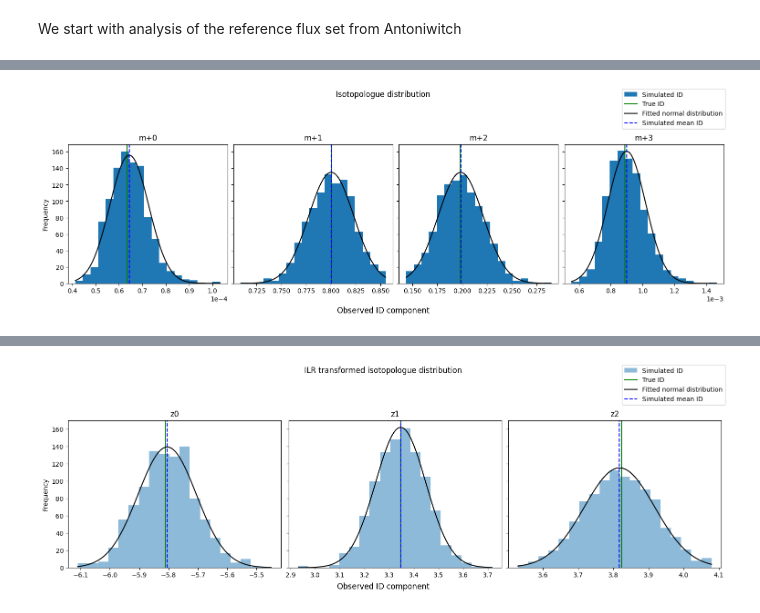
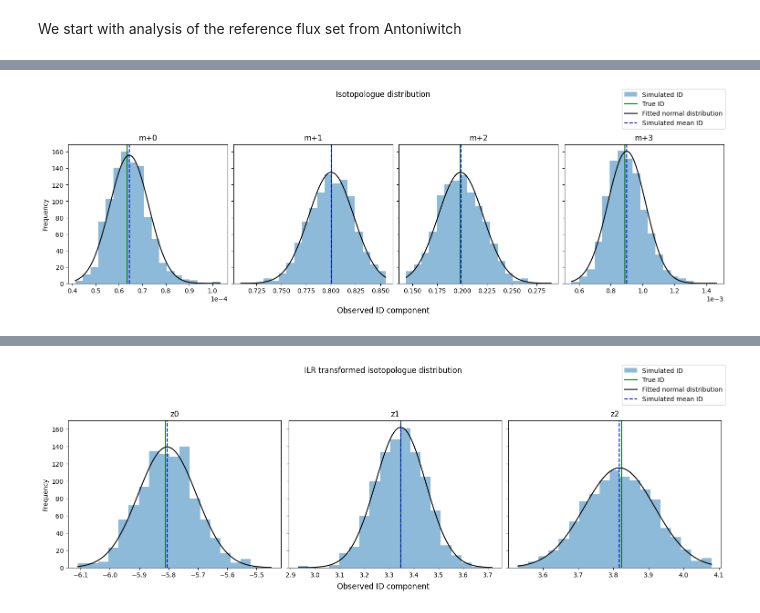
Before and after one commit to dtu-qmcm/cmfa, a Jupyter notebook: notebooks/toy_network.ipynb, the cells around one changed output, grey strips where cells are left out. Saved outputs shown, nothing was run; the diff lists cells and outputs as text; code cells hidden in the pictures.

```diff
--- a/notebooks/toy_network.ipynb
+++ b/notebooks/toy_network.ipynb
@@ -55,32 +45,32 @@ plt.show()
 f, axes = plt.subplots(1, 4, figsize=[15, 5], sharey=True, layout='constrained')
 
 for (i, ax) in enumerate(axes):
     simulated_id_i = simulated_id[:,i].flatten()
     xmin = np.min(simulated_id_i)
     xmax = np.max(simulated_id_i)
     bins = np.linspace(xmin, xmax, 20)
     bin_width = bins[1] - bins[0]
     h_trad = ax.hist(
         simulated_id_i,
         bins=bins,
-        alpha=1,
+        alpha=0.5,
         label=f"Simulated ID",
     )
     ax.set(title=f"m+{i}")
     ax.axvline(true_id[i], label="True ID", color="green")
     mu, std = scis.norm.fit(simulated_id_i)
     x = np.linspace(xmin, xmax, 100)
     p = scis.norm.pdf(x, mu, std)
     scaled_p = p * len(simulated_id_i) * bin_width
     ax.plot(x, scaled_p, "k", label="Fitted normal distribution")
     ax.axvline(mu, label="Simulated mean ID", color="blue", linestyle="--")
     ax.ticklabel_format(scilimits=(-2,3))
     # ax.legend(frameon=False)
 axes[0].set_ylabel("Frequency");
 h,l = ax.get_legend_handles_labels()
 f.supxlabel("Observed ID component")
 f.legend(labels=l, loc="outside upper right")
 f.suptitle("Isotopologue distribution");
 f.savefig(PLOT_DIR / "simulated_id_toy.png", bbox_inches="tight", dpi=200)
 # %% [output]
-[figure, old version]
+[figure, new version]
```
Also changed, not shown: parts of 12 cells of this notebook, 4 other files.
